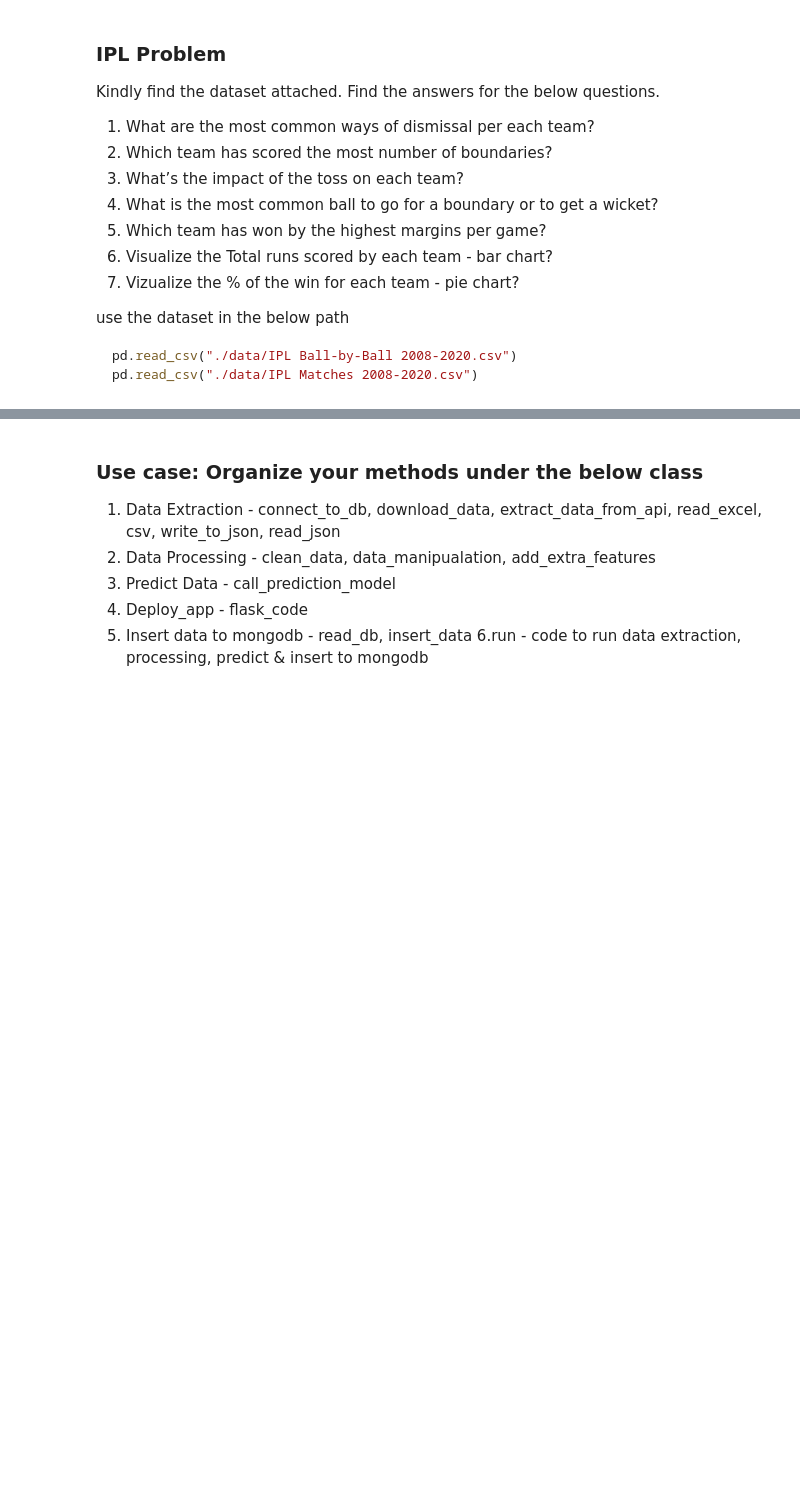
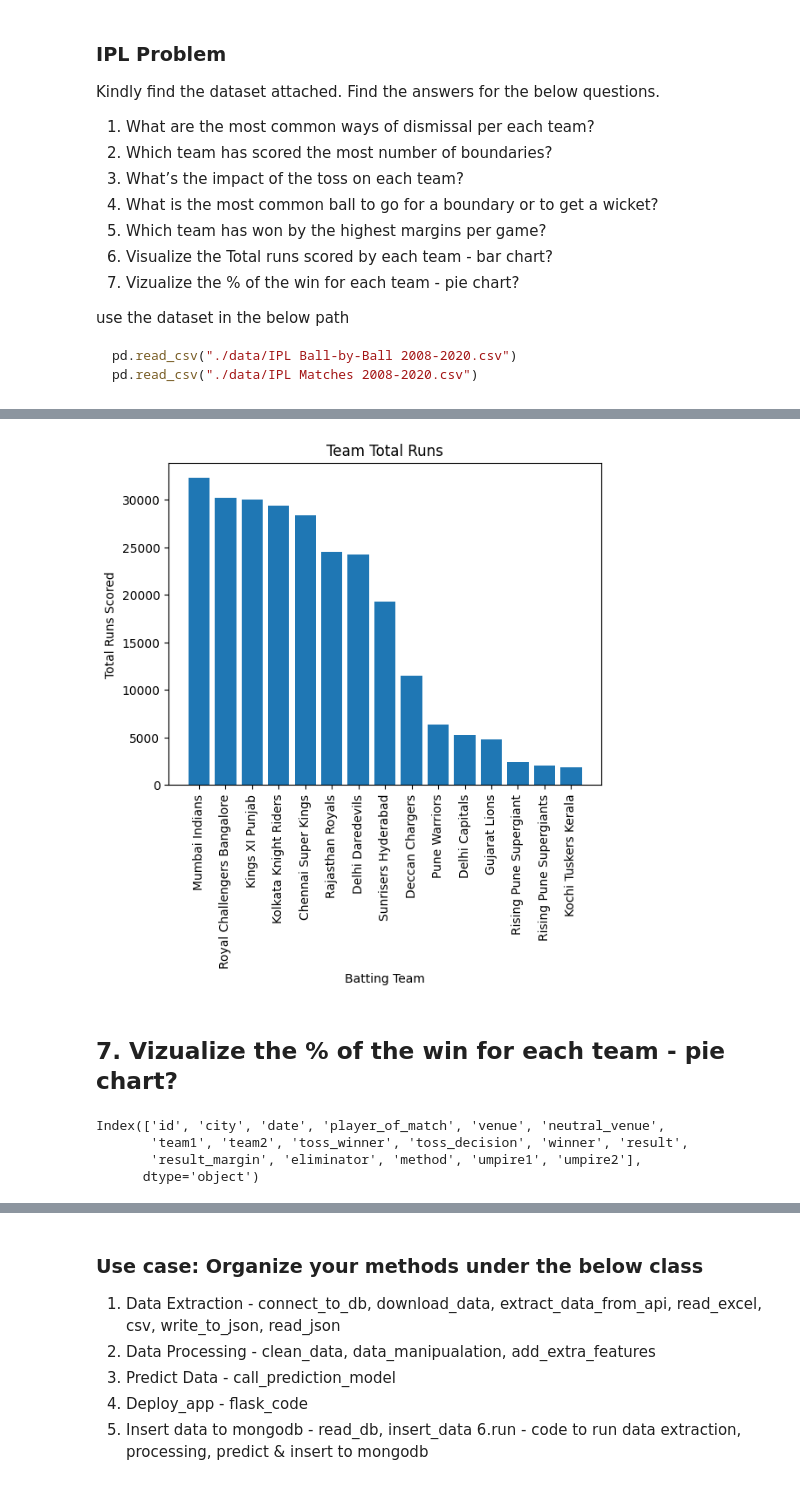
Before and after one commit to instigateideas/training-repo, a Jupyter notebook: python/Session-2/Problem & Use case.ipynb, the cells around one changed output, grey strips where cells are left out. Drawn from its saved outputs; the diff is of its cells as text; code cells hidden in the pictures; blank space fills up the shorter version.

```diff
--- a/python/Session-2/Problem & Use case.ipynb
+++ b/python/Session-2/Problem & Use case.ipynb
@@ -25,0 +94,2 @@ pd.read_csv("./data/IPL Matches 2008-2020.csv")
+# %%
+ball_by_ball_df = pd.read_csv("./data/ipl/IPL Ball-by-Ball 2008-2020.csv")
@@ -25,0 +403,2 @@ pd.read_csv("./data/IPL Matches 2008-2020.csv")
+# %%
+total_runs_df = ball_by_ball_df.groupby(["batting_team"]).agg({"total_runs": sum}).sort_values(by="total_runs", ascending=False).reset_index()
@@ -25,0 +414,18 @@ pd.read_csv("./data/IPL Matches 2008-2020.csv")
+# %%
+plt.bar("batting_team", "total_runs", data=total_runs_df)
+plt.title("Team Total Runs")
+plt.xlabel("Batting Team")
+plt.ylabel("Total Runs Scored")
+plt.xticks(rotation=90)
+plt.show()
+# %% [output]
+[figure, added]
+# %% [markdown]
+## 7. Vizualize the % of the win for each team - pie chart?
+# %%
+matches_df.columns
+# %% [output]
+Index(['id', 'city', 'date', 'player_of_match', 'venue', 'neutral_venue',
+       'team1', 'team2', 'toss_winner', 'toss_decision', 'winner', 'result',
+       'result_margin', 'eliminator', 'method', 'umpire1', 'umpire2'],
+      dtype='object')
```
Also changed, not shown: parts of 64 cells of this notebook, 44 other files.
